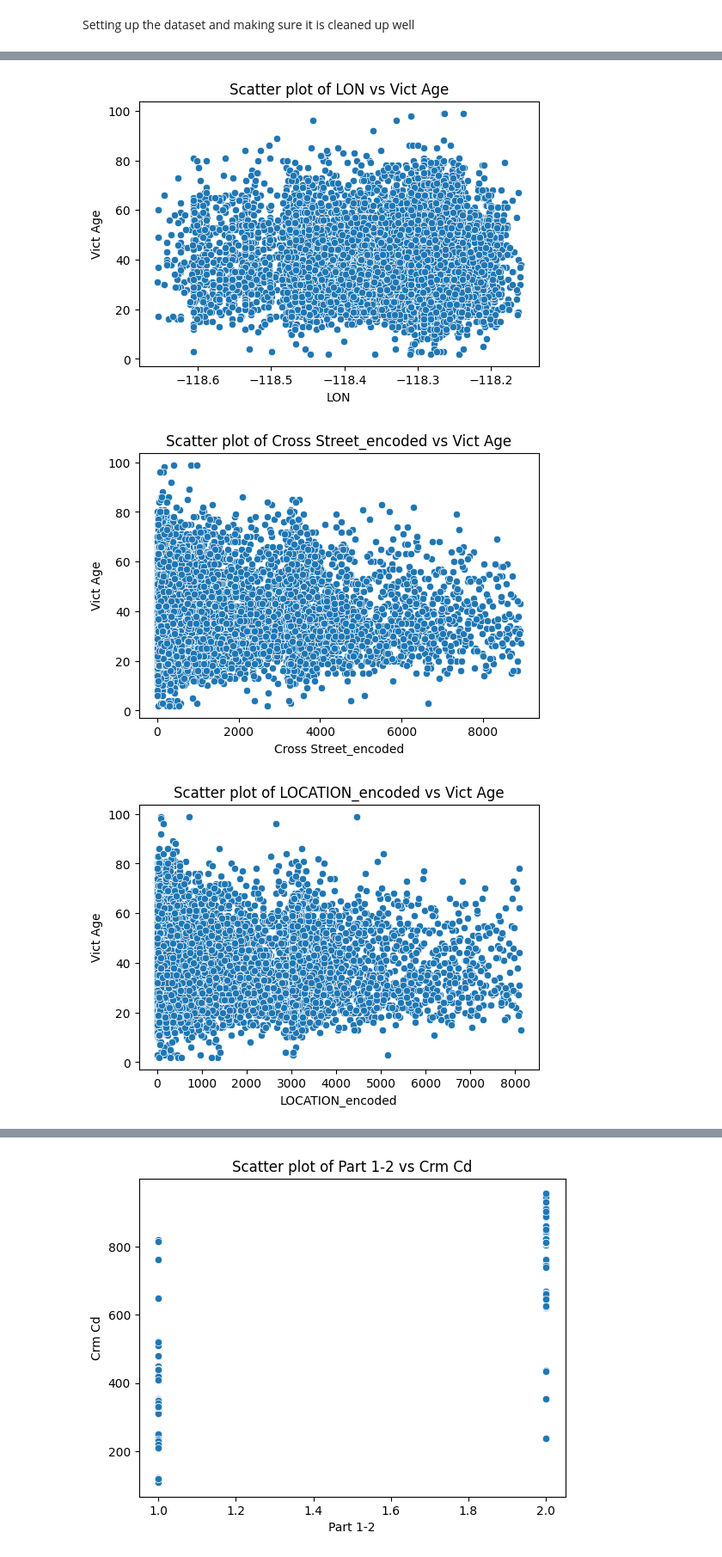
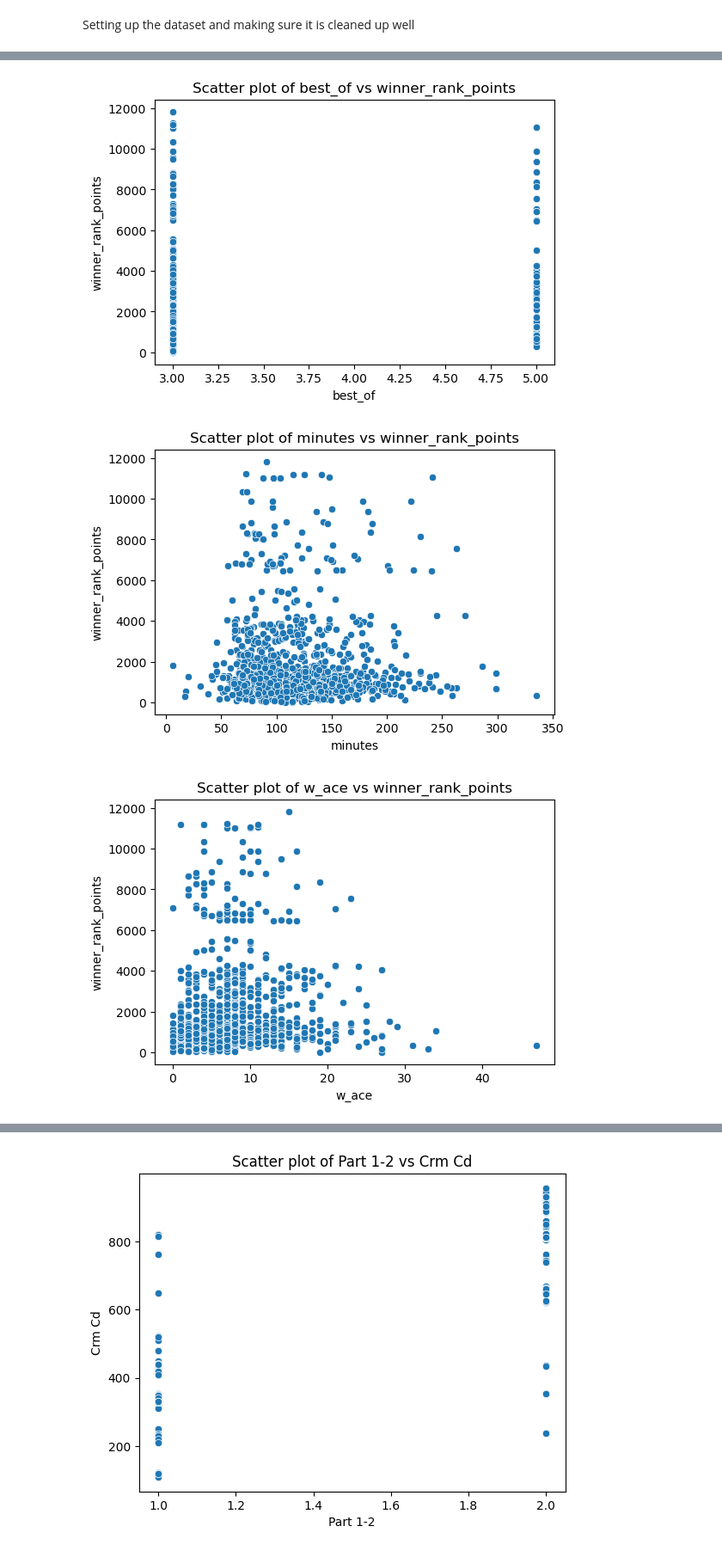
Before and after one commit to lucas-309/cds-onboarding-tennis, a Jupyter notebook: regressions.ipynb, the cells around one changed output, grey strips where cells are left out. Shown at 86% size. Saved outputs shown, nothing was run; the diff lists cells and outputs as text; code cells hidden in the pictures.

Commit message:
plots and regressions

```diff
--- a/regressions.ipynb
+++ b/regressions.ipynb
@@ -42,22 +42,15 @@ def label_encode(column):
 # %%
 # Import Data set and clean
 
-df = pd.read_csv('../Crime_Data_from_2020_to_Present.csv')
+df = pd.read_csv('atp_matches_2024.csv')
 # Replace NaN values with mean
-df = df.drop(columns=['Date Rptd', 'DATE OCC', 'Status', 'Status Desc', 'Crm Cd 1', 'Crm Cd 2', 'Crm Cd 3', 'Crm Cd 4','Weapon Used Cd', 'Weapon Desc'])
-df = df[df['Vict Age'] != 0]
+df = df.drop(columns=['winner_seed', 'winner_entry', 'loser_seed', 'loser_entry'])
 df = remove_nan_rows(df)
+print(df.columns)
 print(df.shape)
+df.head()
 
-# Calculate the median for LAT and LON excluding 0s
-lat_median = df[df['LAT'] != 0]['LAT'].median()
-lon_median = df[df['LON'] != 0]['LON'].median()
-# Fill LAT and LON where they are 0
-df.loc[(df['LAT'] == 0), 'LAT'] = lat_median
-df.loc[(df['LON'] == 0), 'LON'] = lon_median
-
-
-categorical_columns = ["Cross Street", "LOCATION", "Premis Desc", "Vict Descent", "Vict Sex"]
+categorical_columns = ["tourney_name", "winner_name", "loser_name", "surface", "winner_hand"]
 for name in categorical_columns:
     df[name + '_encoded'] = label_encode(df[name])
 print(df.columns)
@@ -82,7 +85,7 @@ Index(['DR_NO', 'TIME OCC', 'AREA', 'AREA NAME', 'Rpt Dist No', 'Part 1-2',
 from sklearn.model_selection import train_test_split
 
 # If dataset is large, we can use a subset
-df = df.sample(n=10000, random_state=42)  # Use a random subset of 10,000 rows
+df = df.sample(n=1000, random_state=42)  # Use a random subset of 10,000 rows
 
 # Split data into train, validation, and test sets (70% train, 15% validation, 15% test)
 train_df, temp_df = train_test_split(df, test_size=0.3, random_state=42)
@@ -107,8 +110,8 @@ y_valid = valid_df[target_column]
 X_test = test_df.drop(columns=[target_column])
 y_test = test_df[target_column]
 # %%
-# Get features with highest correlation to target Rpt Dist to AREA, LAT to LON
-target_column = 'Vict Age'
+# Get features with highest correlation to target Winner Age
+target_column = 'winner_rank_points'
 numeric_df = train_df.select_dtypes(include=[np.number])
 corr_matrix = numeric_df.corr()
 high_corr_features = corr_matrix[target_column].abs().sort_values(ascending=False).index[1:4]  # Exclude the target itself
@@ -134,3 +137,3 @@ for feature in numeric_df:
-[figure, old version]
+[figure, new version]
-[figure, old version]
+[figure, new version]
-[figure, old version]
+[figure, new version]
```
Also changed, not shown: parts of 7 cells of this notebook, 2 other files.
